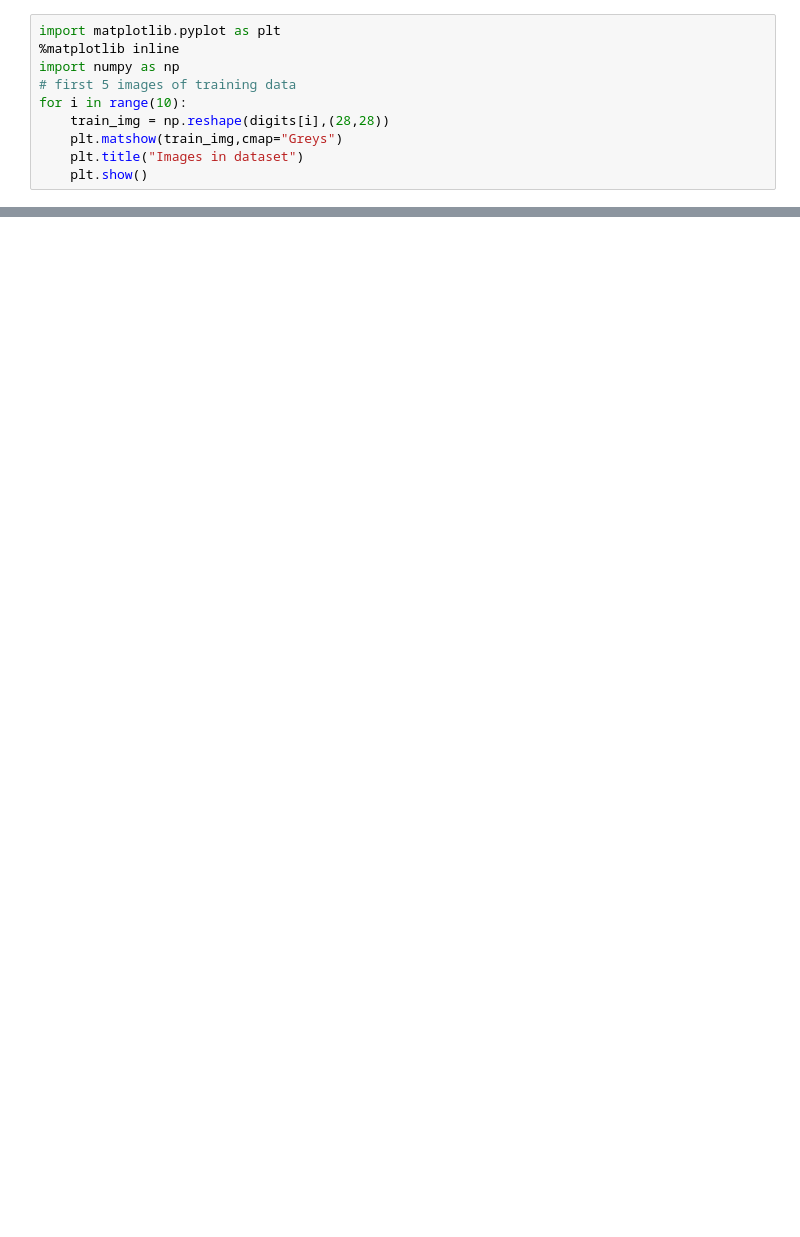
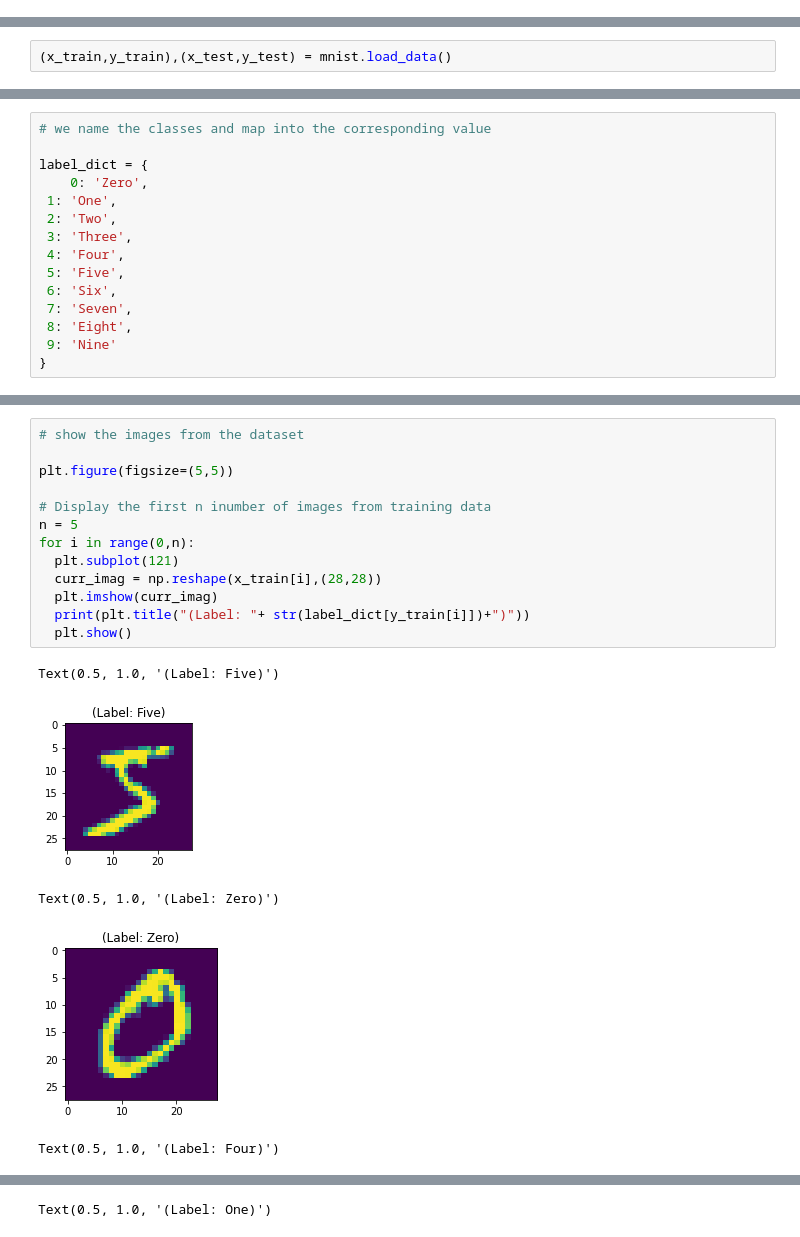
Before and after one commit to Madhavakumar/From_Scratch, a Jupyter notebook: mnist_pca.ipynb, the cells around one changed output, grey strips where cells are left out. Drawn from its saved outputs; the diff is of its cells as text; blank space fills up the shorter version.

```diff
--- a/mnist_pca.ipynb
+++ b/mnist_pca.ipynb
@@ -17,10 +0,0 @@ print(labels.shape)
-# %%
-import matplotlib.pyplot as plt
-%matplotlib inline
-import numpy as np
-# first 5 images of training data
-for i in range(10):
-    train_img = np.reshape(digits[i],(28,28))
-    plt.matshow(train_img,cmap="Greys")
-    plt.title("Images in dataset")
-    plt.show()
@@ -167,0 +28,2 @@ plt.show()
+# %%
+(x_train,y_train),(x_test,y_test) = mnist.load_data()
@@ -167,0 +63,15 @@ plt.show()
+# %%
+# we name the classes and map into the corresponding value
+
+label_dict = {
+    0: 'Zero',
+ 1: 'One',
+ 2: 'Two',
+ 3: 'Three',
+ 4: 'Four',
+ 5: 'Five',
+ 6: 'Six',
+ 7: 'Seven',
+ 8: 'Eight',
+ 9: 'Nine'
+}
@@ -167,0 +82,19 @@ plt.show()
+# %%
+# show the images from the dataset
+
+plt.figure(figsize=(5,5))
+
+# Display the first n inumber of images from training data
+n = 5
+for i in range(0,n):
+  plt.subplot(121)
+  curr_imag = np.reshape(x_train[i],(28,28))
+  plt.imshow(curr_imag)
+  print(plt.title("(Label: "+ str(label_dict[y_train[i]])+")"))
+  plt.show()
+# %% [output]
+Text(0.5, 1.0, '(Label: Five)')
+[figure, added]
+Text(0.5, 1.0, '(Label: Zero)')
+[figure, added]
+Text(0.5, 1.0, '(Label: Four)')
@@ -167,0 +102 @@ plt.show()
+Text(0.5, 1.0, '(Label: One)')
```
Also changed, not shown: parts of 82 cells of this notebook.
